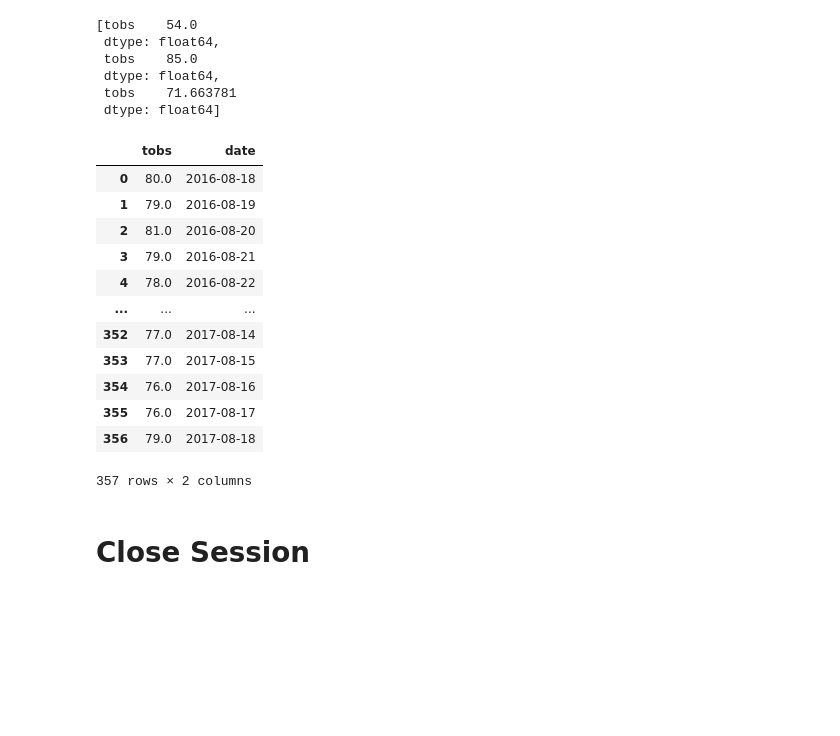
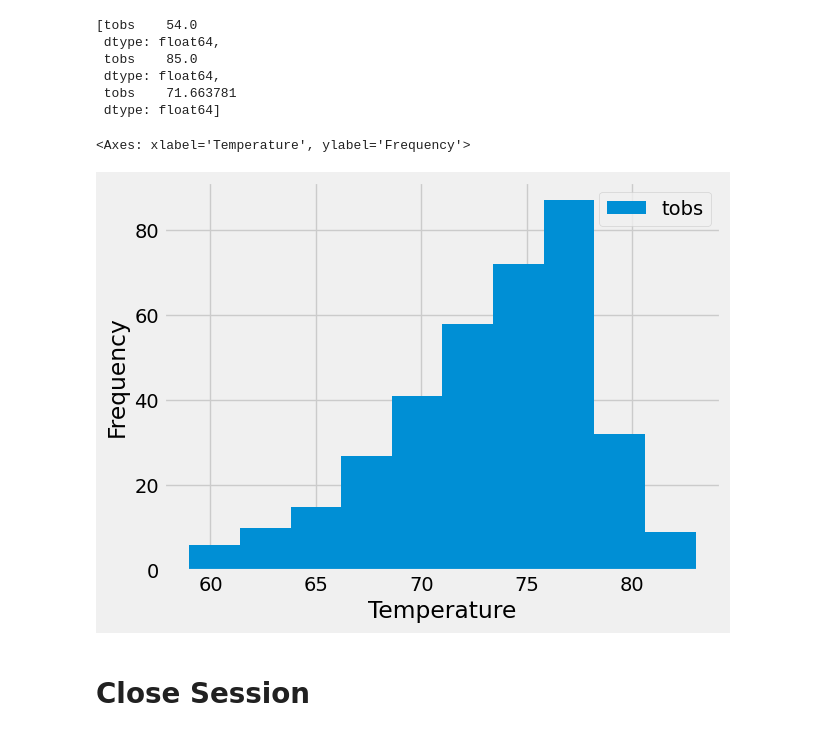
Before and after one commit to Maxwell-Leu/sqlalchemy-challenge, a Jupyter notebook: SurfsUp/climate_starter.ipynb, the cells around one changed output. Saved outputs shown, nothing was run; the diff lists cells and outputs as text; code cells hidden in the pictures; blank space fills up the shorter version.

```diff
--- a/SurfsUp/climate_starter.ipynb
+++ b/SurfsUp/climate_starter.ipynb
@@ -116,26 +116,15 @@ data
 # %%
 # Using the most active station id
 # Query the last 12 months of temperature observation data for this station and plot the results as a histogram
 new_date = session.query(Measurement.date).order_by(sqlalchemy.desc(Measurement.date)).filter(Measurement.station == 'USC00519281').first()
 one_year = dt.date.fromisoformat(new_date[0]) - dt.timedelta(days=365)
 
 m12 = session.query(Measurement.tobs,Measurement.date).filter(Measurement.station =='USC00519281', Measurement.date >=one_year).all()
 df = pd.DataFrame(data=m12)
-df
+df.plot.hist(xlabel='Temperature')
 # %% [output]
-|  | tobs | date |
-| 0 | 80.0 | 2016-08-18 |
-| 1 | 79.0 | 2016-08-19 |
-| 2 | 81.0 | 2016-08-20 |
-| 3 | 79.0 | 2016-08-21 |
-| 4 | 78.0 | 2016-08-22 |
-| ... | ... | ... |
-| 352 | 77.0 | 2017-08-14 |
-| 353 | 77.0 | 2017-08-15 |
-| 354 | 76.0 | 2017-08-16 |
-| 355 | 76.0 | 2017-08-17 |
-| 356 | 79.0 | 2017-08-18 |
-357 rows × 2 columns
+<Axes: xlabel='Temperature', ylabel='Frequency'>
+[figure, added]
 # %% [markdown]
 # Close Session
 # %%
```
